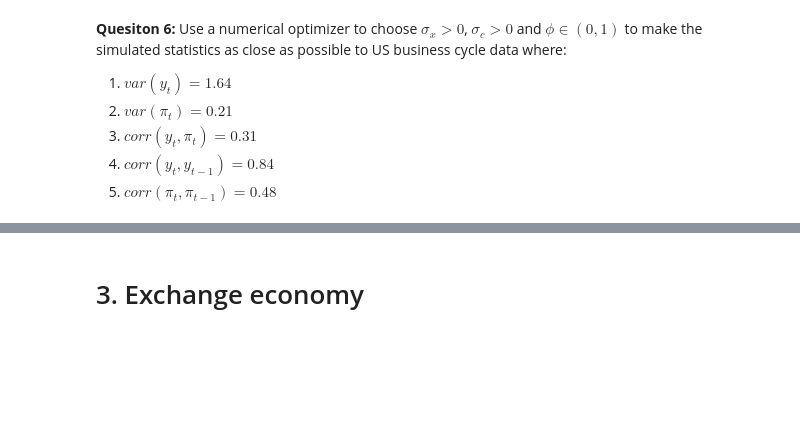
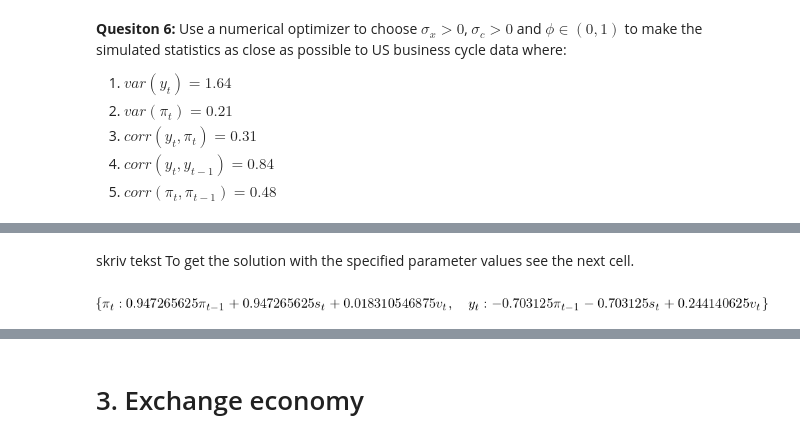
Before and after one commit to NumEconCopenhagen/projects-2019-pbj, a Jupyter notebook: examproject/Examproject/examproject.ipynb, the cells around one changed output, grey strips where cells are left out. Cells and saved outputs as stored; diff of their text form; code cells hidden in the pictures; blank space fills up the shorter version.

```diff
--- a/examproject/Examproject/examproject.ipynb
+++ b/examproject/Examproject/examproject.ipynb
@@ -308,0 +376,19 @@ par['sigma_c'] = 0.2
+# %% [markdown]
+skriv tekst
+To get the solution with the specified parameter values see the next cell.
+# %%
+# insert parameters
+alpha = par['alpha']
+h = par['h']
+b = par['b']
+phi = par['phi']
+gamma = par['gamma']
+
+AD2 = sm.Eq(pi_t, (v_t - (1 + b*alpha)*y_t)/(h*alpha))
+SRAS2 = sm.Eq(pi_t, pi_t1 + gamma*y_t - phi*gamma*y_t1 + s_t - phi*s_t1)
+sol2 = sm.solve([AD2, SRAS2], [y_t, pi_t])
+pi_sol = sol2[pi_t]
+y_sol = sol2[y_t]
+sol2
+# %% [output]
+[figure, added]
```
Also changed, not shown: parts of 16 cells of this notebook.
